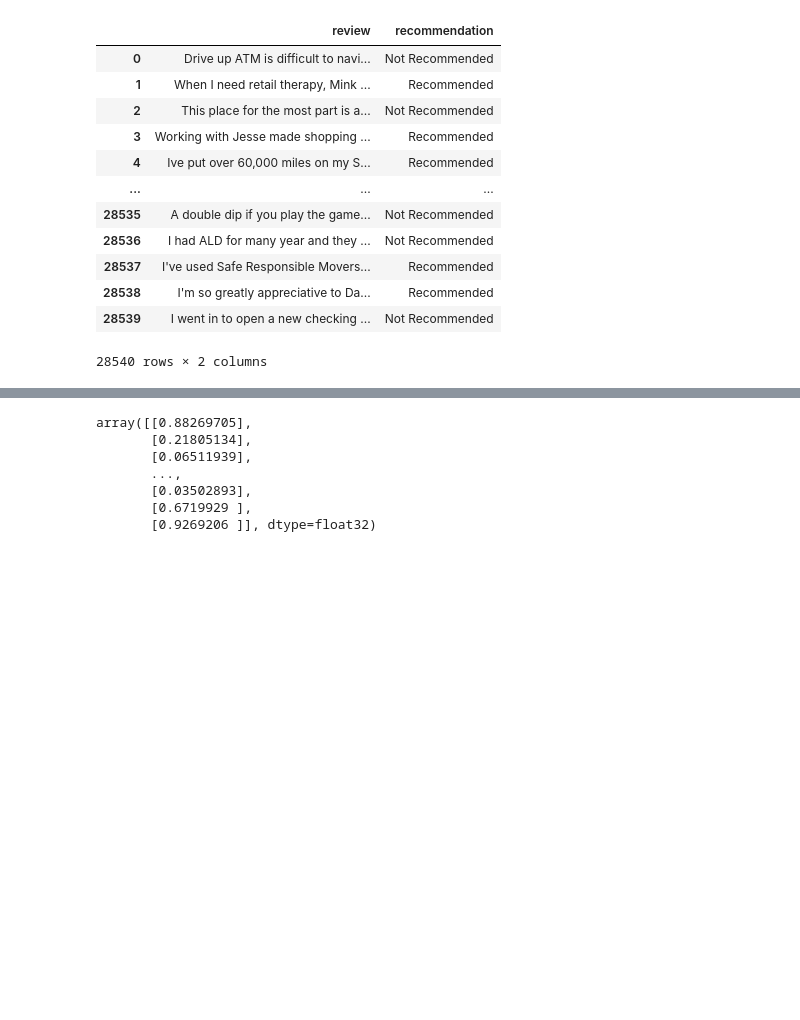
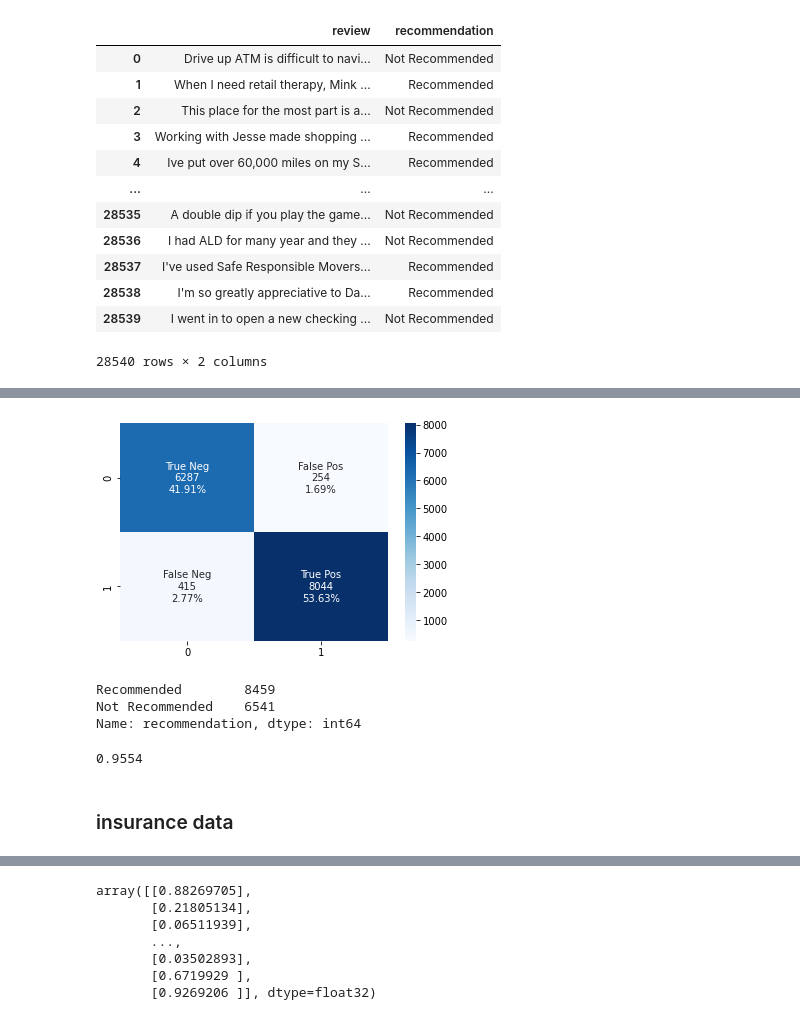
Before and after one commit to Best-Insight/customerchurn, a Jupyter notebook: notebooks/alen_yelp_dataset.ipynb, the cells around one changed output, grey strips where cells are left out. Drawn from its saved outputs; the diff is of its cells as text; code cells hidden in the pictures; blank space fills up the shorter version.

```diff
--- a/notebooks/alen_yelp_dataset.ipynb
+++ b/notebooks/alen_yelp_dataset.ipynb
@@ -939,0 +1140,4 @@ X_train, X_test, y_train, y_test = train_test_split(X,
+# %%
+df_r_e = pd.read_csv('../raw_data/yelp_heading_split/data_yelp_heading_split_yelp_Real_Estate')
+# %%
+df_r_e = df_r_e.sample(15_000)
@@ -939,0 +1160,16 @@ X_train, X_test, y_train, y_test = train_test_split(X,
+# %%
+y_pred, r_e_plot, r_e_balance, r_e_accuracy = heat_map(df_r_e)
+# %% [output]
+[figure, added]
+# %%
+r_e_balance
+# %% [output]
+Recommended        8459
+Not Recommended    6541
+Name: recommendation, dtype: int64
+# %%
+r_e_accuracy
+# %% [output]
+0.9554
+# %% [markdown]
+### insurance data
```
Also changed, not shown: parts of 66 cells of this notebook, 9 other files.
